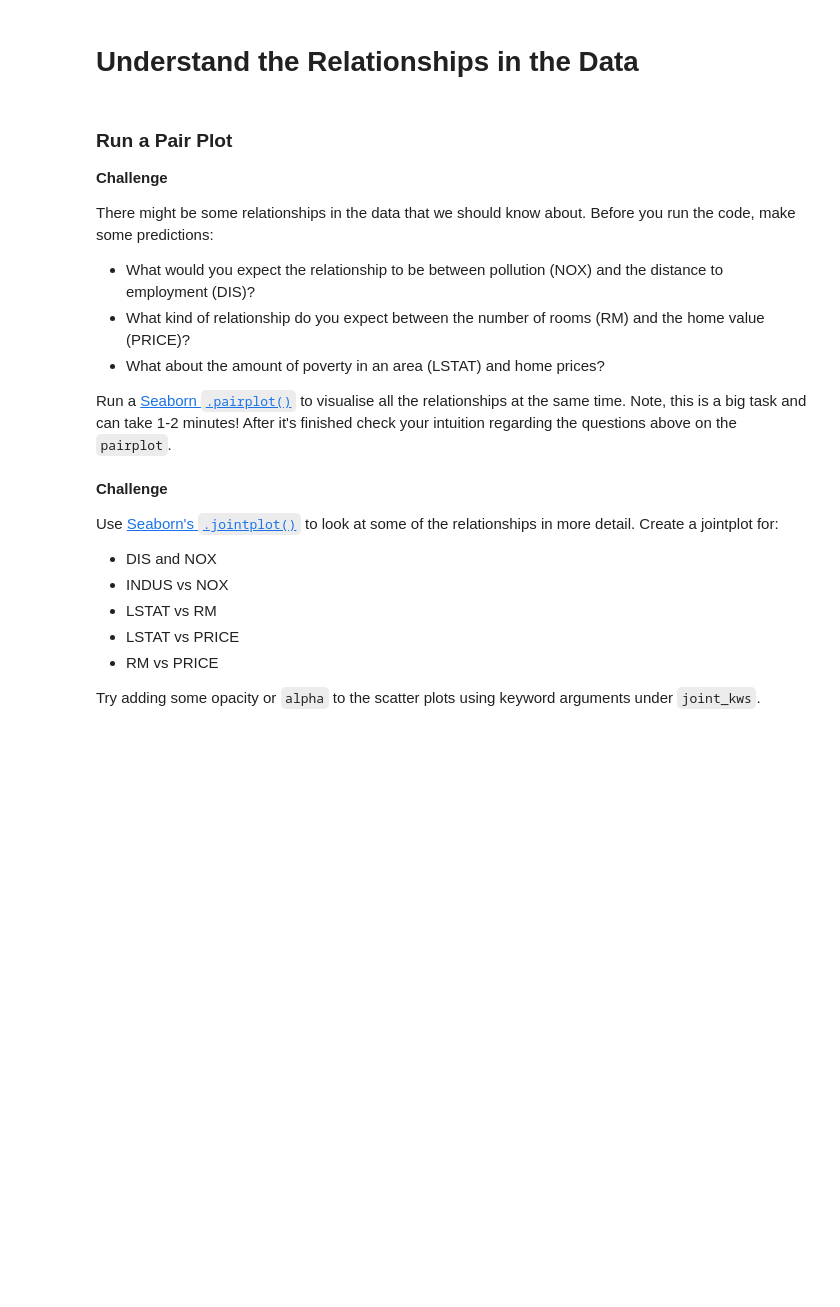
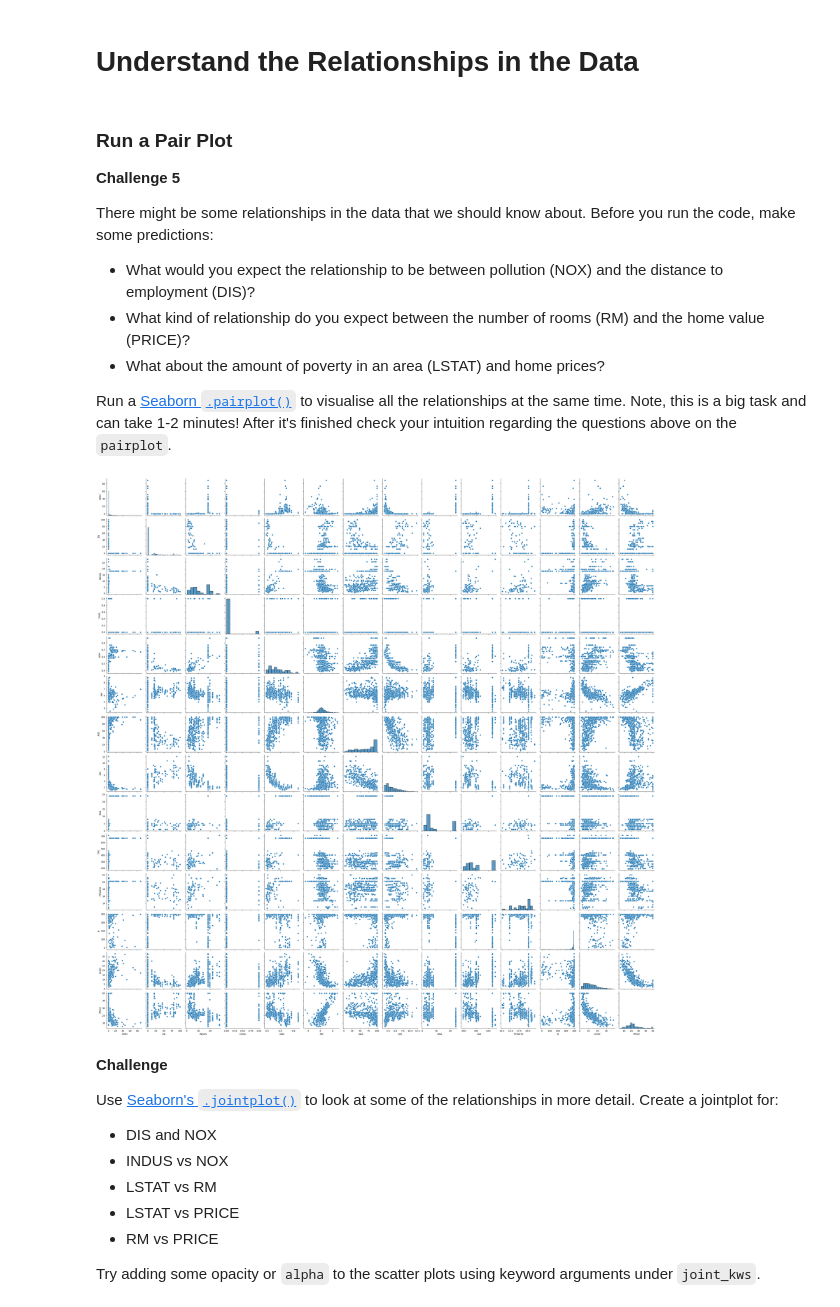
Before and after one commit to ahpmatias/capstone-boston-house-prices, a Jupyter notebook: Multivariable_Regression_and_Valuation_Model_(start).ipynb, the cells around one changed output. Drawn from its saved outputs; the diff is of its cells as text; code cells hidden in the pictures; blank space fills up the shorter version.

Commit message:
Finish challenge 5.

```diff
--- a/Multivariable_Regression_and_Valuation_Model_(start).ipynb
+++ b/Multivariable_Regression_and_Valuation_Model_(start).ipynb
@@ -260,7 +260,7 @@ bar.show()
 # %% [markdown]
 ### Run a Pair Plot
 
-**Challenge**
+**Challenge 5**
 
 There might be some relationships in the data that we should know about. Before you run the code, make some predictions:
 
@@ -269,6 +269,12 @@ There might be some relationships in the data that we should know about. Before
 * What about the amount of poverty in an area (LSTAT) and home prices?
 
 Run a [Seaborn `.pairplot()`](https://seaborn.pydata.org/generated/seaborn.pairplot.html?highlight=pairplot#seaborn.pairplot) to visualise all the relationships at the same time. Note, this is a big task and can take 1-2 minutes! After it's finished check your intuition regarding the questions above on the `pairplot`.
+# %%
+sns.pairplot(data)
+
+plt.show()
+# %% [output]
+[figure, added]
 # %% [markdown]
 **Challenge**
 
```
